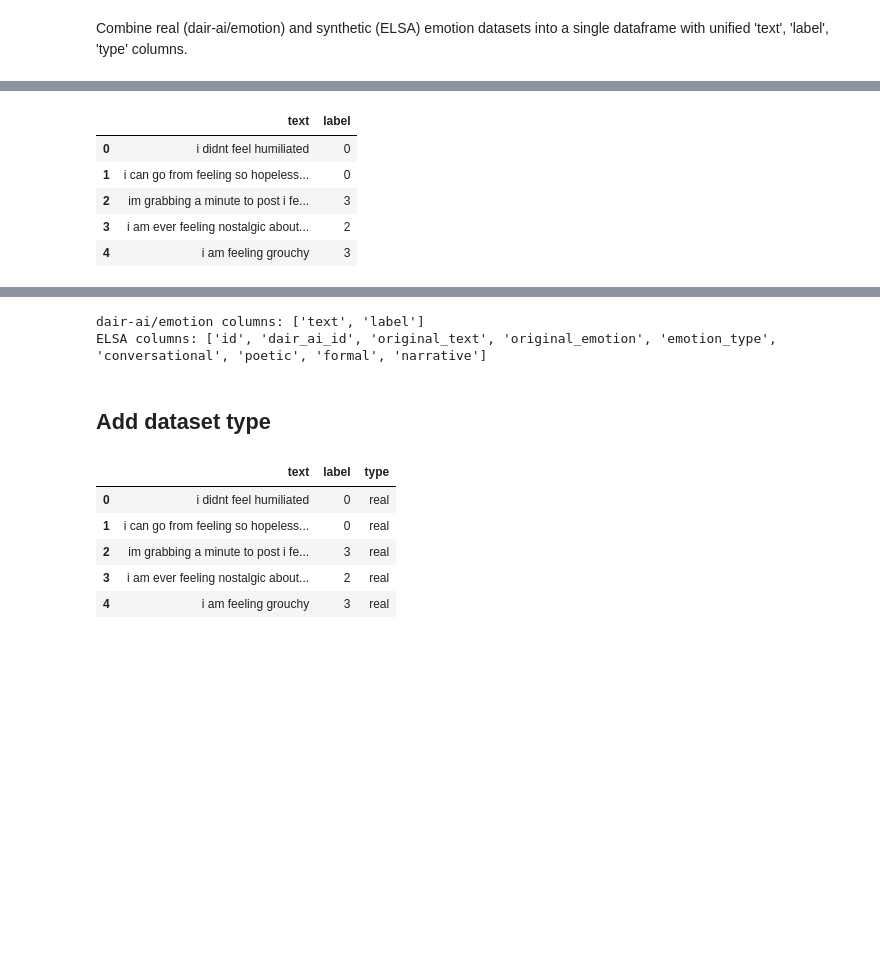
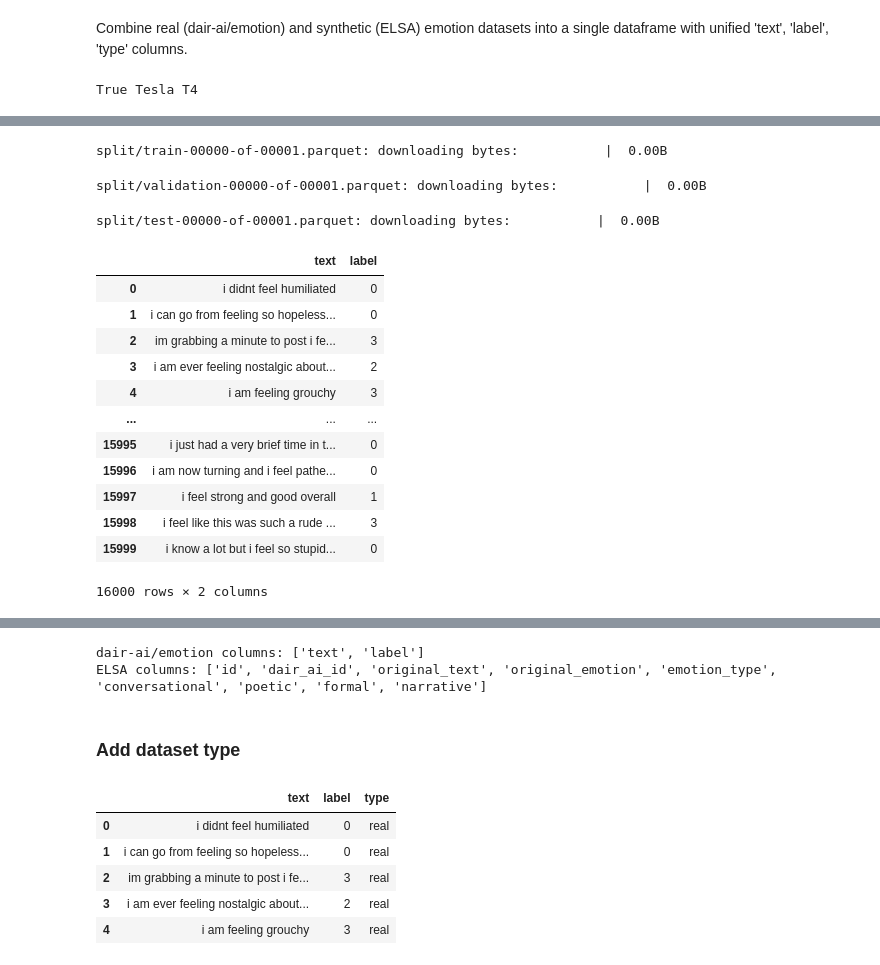
Before and after one commit to juli-ter/HybridDatasets, a Jupyter notebook: Hybrid_datasets.ipynb, the cells around one changed output, grey strips where cells are left out. Cells and saved outputs as stored; diff of their text form; code cells hidden in the pictures; blank space fills up the shorter version.

```diff
--- a/Hybrid_datasets.ipynb
+++ b/Hybrid_datasets.ipynb
@@ -7,11 +7,16 @@ import os
 import pandas as pd
 from datasets import load_dataset
 from sklearn.model_selection import train_test_split
+# %%
+import torch
+print(torch.cuda.is_available(), torch.cuda.get_device_name(0) if torch.cuda.is_available() else "no GPU")
+# %% [output]
+True Tesla T4
 # %%
 real_ds = load_dataset("dair-ai/emotion", "split")
 # IF 'split' config produced an error:
 # real_ds = load_dataset("dair-ai/emotion")
 
 real_df = real_ds["train"].to_pandas()
-real_df.head()
+real_df
 # %% [output]
@@ -18,9 +25,19 @@ real_df.head()
+split/train-00000-of-00001.parquet: downloading bytes:           |  0.00B
+split/validation-00000-of-00001.parquet: downloading bytes:           |  0.00B
+split/test-00000-of-00001.parquet: downloading bytes:           |  0.00B
 |  | text | label |
 | 0 | i didnt feel humiliated | 0 |
 | 1 | i can go from feeling so hopeless... | 0 |
 | 2 | im grabbing a minute to post i fe... | 3 |
 | 3 | i am ever feeling nostalgic about... | 2 |
 | 4 | i am feeling grouchy | 3 |
+| ... | ... | ... |
+| 15995 | i just had a very brief time in t... | 0 |
+| 15996 | i am now turning and i feel pathe... | 0 |
+| 15997 | i feel strong and good overall | 1 |
+| 15998 | i feel like this was such a rude ... | 3 |
+| 15999 | i know a lot but i feel so stupid... | 0 |
+16000 rows × 2 columns
 # %%
 synth_ds = load_dataset("joyspace-ai/ELSA-Emotion-and-Language-Style-Alignment-Dataset")
 synth_df = synth_ds["train"].to_pandas()
@@ -39,7 +56,7 @@ print("ELSA columns:", synth_df.columns.tolist())
 dair-ai/emotion columns: ['text', 'label']
 ELSA columns: ['id', 'dair_ai_id', 'original_text', 'original_emotion', 'emotion_type', 'conversational', 'poetic', 'formal', 'narrative']
 # %% [markdown]
-## Add dataset type
+### Add dataset type
 # %%
 real_df["type"] = "real"
 synth_df["type"] = "synthetic"
```
Also changed, not shown: parts of 74 cells of this notebook.
